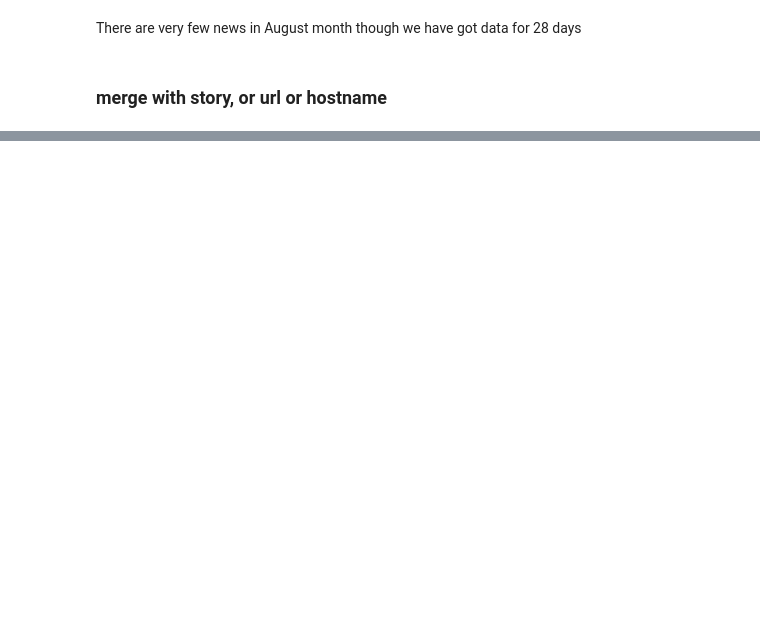
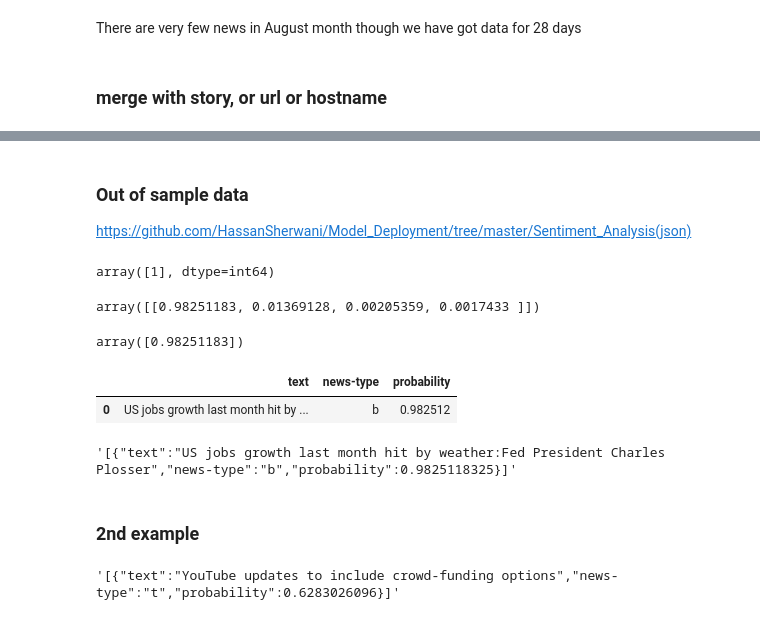
Before and after one commit to HassanSherwani/classify_documents-, a Jupyter notebook: assignment.ipynb, the cells around one changed output, grey strips where cells are left out. Cells and saved outputs as stored; diff of their text form; code cells hidden in the pictures; blank space fills up the shorter version.

```diff
--- a/assignment.ipynb
+++ b/assignment.ipynb
@@ -164,0 +291,39 @@ There are very few news in August month though we have got data for 28 days
+# %% [markdown]
+### Out of sample data
+
+https://github.com/HassanSherwani/Model_Deployment/tree/master/Sentiment_Analysis(json)
+# %%
+message=["US jobs growth last month hit by weather:Fed President Charles Plosser"]
+vect = pd.DataFrame(cv.transform(message).toarray())
+my_prediction = clf.predict(vect)
+my_prediction
+# %% [output]
+array([1], dtype=int64)
+# %%
+score=clf.predict_proba(vect)
+score
+# %% [output]
+array([[0.98251183, 0.01369128, 0.00205359, 0.0017433 ]])
+# %%
+prob=score.max(axis=1)
+prob
+# %% [output]
+array([0.98251183])
+# %%
+result=message
+result=pd.DataFrame(result,columns=["text"])
+result["news-type"]=my_prediction
+result["news-type"]=result['news-type'].map({1 : "b", 2 : "t", 3 :"e", 4:"m"})
+result["probability"]=prob
+# %%
+result
+# %% [output]
+|  | text | news-type | probability |
+| 0 | US jobs growth last month hit by ... | b | 0.982512 |
+# %%
+json_table = result.to_json(orient='records')
+json_table
+# %% [output]
+'[{"text":"US jobs growth last month hit by weather:Fed President Charles Plosser","news-type":"b","probability":0.9825118325}]'
+# %% [markdown]
+### 2nd example
@@ -164,0 +342,5 @@ There are very few news in August month though we have got data for 28 days
+# %%
+json_table = result.to_json(orient='records')
+json_table
+# %% [output]
+'[{"text":"YouTube updates to include crowd-funding options","news-type":"t","probability":0.6283026096}]'
```
Also changed, not shown: parts of 20 cells of this notebook.
